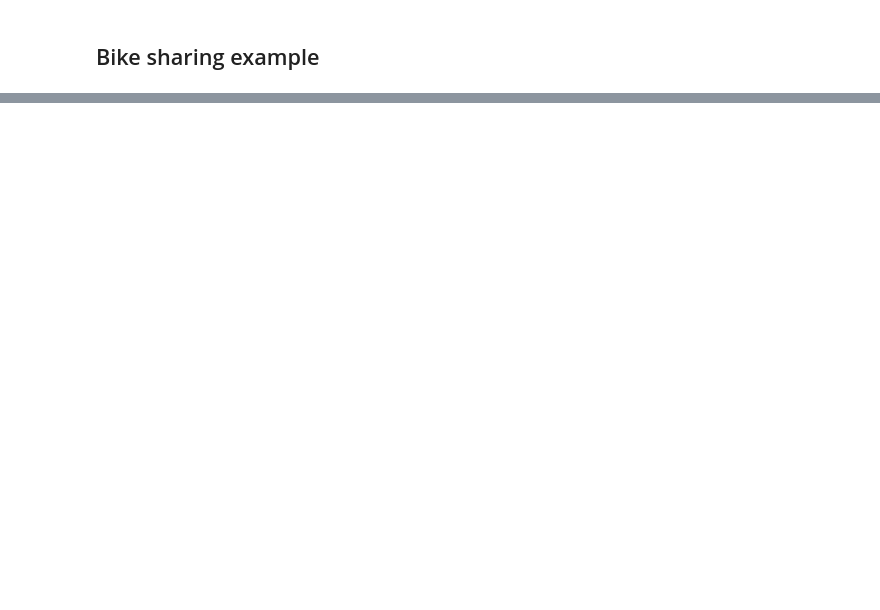
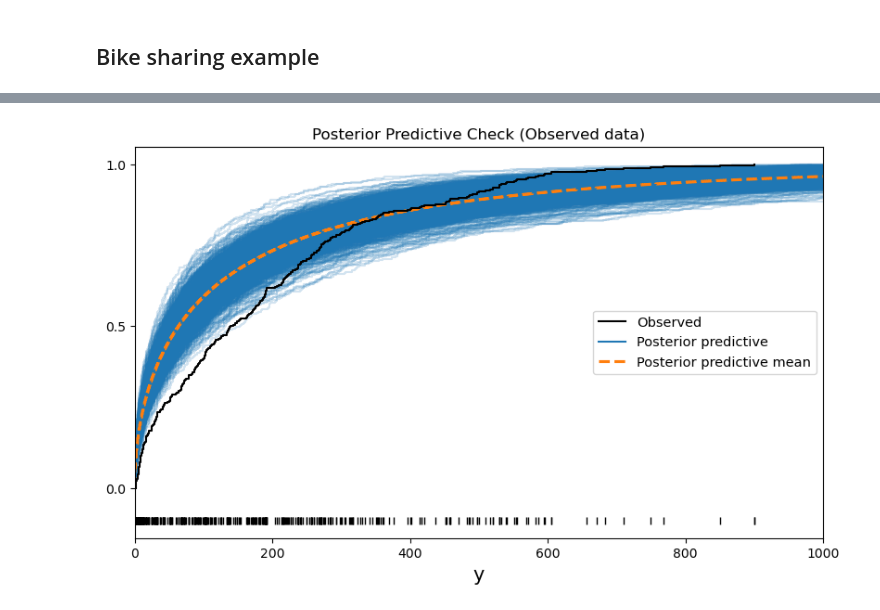
Before and after one commit to GStechschulte/bart-rs, a Jupyter notebook: examples/test_rust_bart.ipynb, the cells around one changed output, grey strips where cells are left out. Cells and saved outputs as stored; diff of their text form; code cells hidden in the pictures; blank space fills up the shorter version.

```diff
--- a/examples/test_rust_bart.ipynb
+++ b/examples/test_rust_bart.ipynb
@@ -85,7 +102,10 @@ X.shape
 # %%
 with pm.Model() as model_bikes:
-    σ = pm.HalfNormal("σ", Y.std())
-    μ = pmb.BART("μ", X, Y, m=50)
-    y = pm.Normal("y", μ, σ, observed=Y)
-    idata_bikes = pm.sample(random_seed=RANDOM_SEED)
+    alpha = pm.Exponential("alpha", 1)
+    mu = pmb.BART("mu", X, np.log(Y))
+    y = pm.NegativeBinomial("y", mu=pm.math.exp(mu), alpha=alpha, observed=Y, shape=mu.shape)
+    idata_bikes = pm.sample(tune=300, draws=500, compute_convergence_checks=False, random_seed=RANDOM_SEED)
+    posterior_predictive_oos_regression_train = pm.sample_posterior_predictive(
+        trace=idata_bikes, random_seed=RANDOM_SEED
+    )
 # %% [output]
@@ -103,0 +144,8 @@ The effective sample size per chain is smaller than 100 for some parameters.  A
+# %%
+fig, ax = plt.subplots(
+    nrows=1, ncols=1, figsize=(8, 5), sharex=True, sharey=True, layout="constrained"
+)
+az.plot_ppc(data=posterior_predictive_oos_regression_train, kind="cumulative", observed_rug=True, ax=ax)
+ax.set(title="Posterior Predictive Check (Observed data)", xlim=(0, 1_000));
+# %% [output]
+[figure, added]
```
Also changed, not shown: parts of 16 cells of this notebook, 3 other files.
